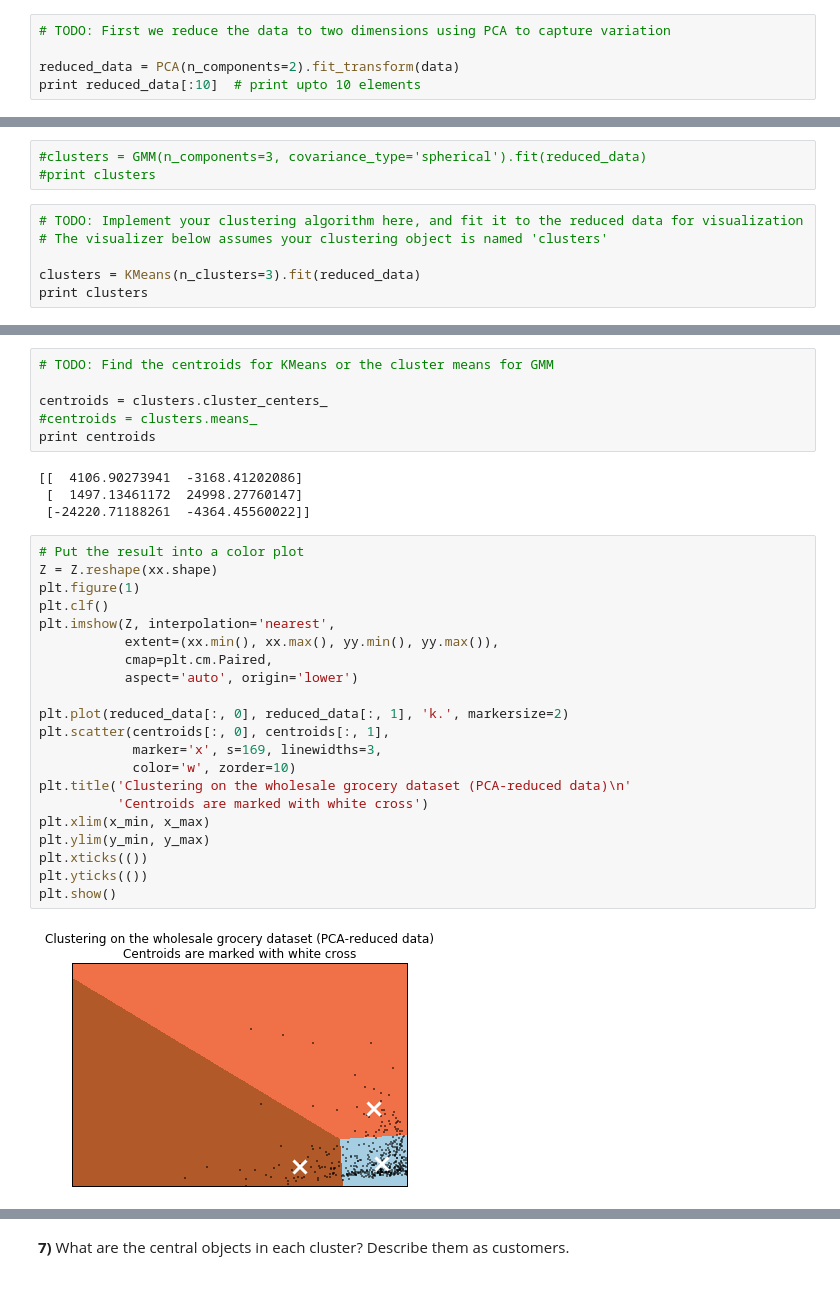
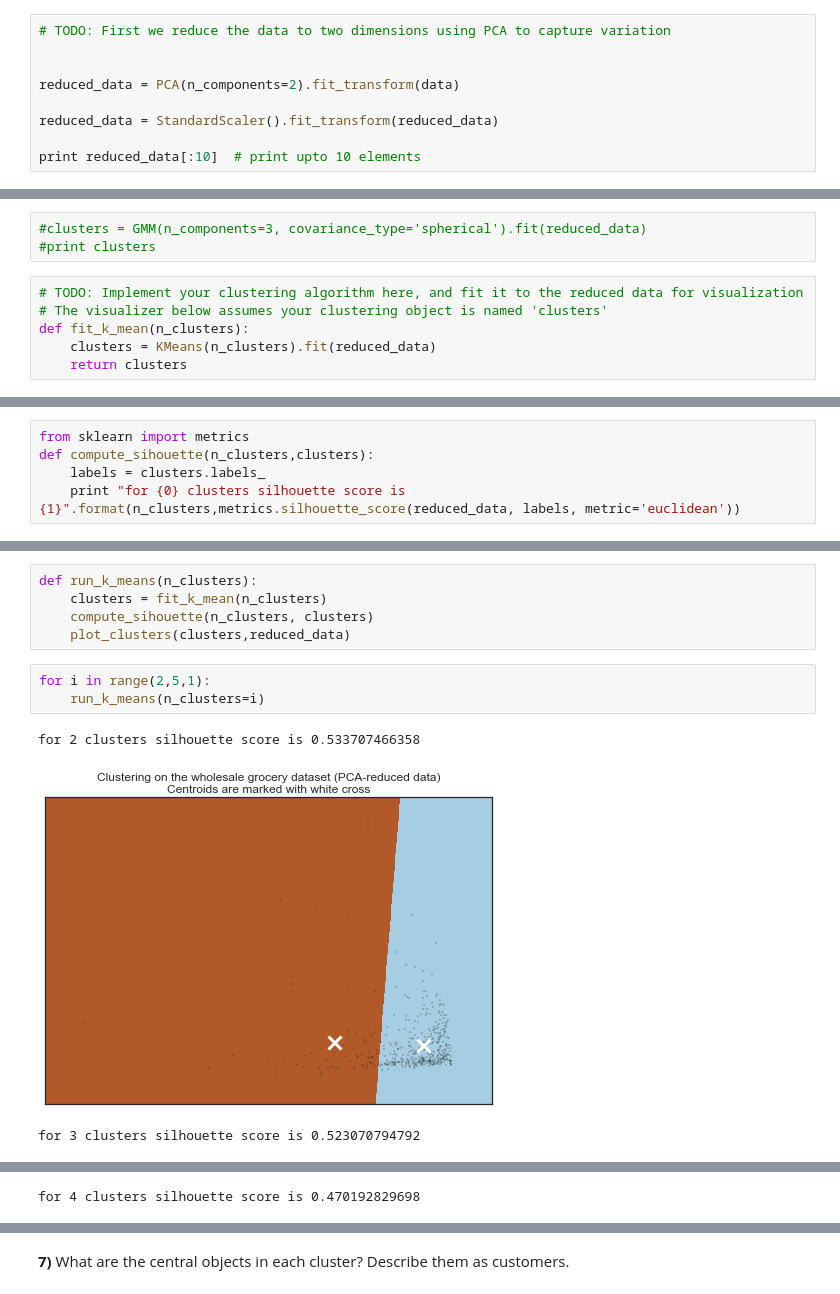
Before and after one commit to rlhez/customer-segments, a Jupyter notebook: customer_segments.ipynb, the cells around one changed output, grey strips where cells are left out. Drawn from its saved outputs; the diff is of its cells as text.

```diff
--- a/customer_segments.ipynb
+++ b/customer_segments.ipynb
@@ -143,6 +248,10 @@ from sklearn.mixture import GMM
 # %%
 # TODO: First we reduce the data to two dimensions using PCA to capture variation
 
+
 reduced_data = PCA(n_components=2).fit_transform(data)
+
+reduced_data = StandardScaler().fit_transform(reduced_data)
+
 print reduced_data[:10]  # print upto 10 elements
 # %% [output]
@@ -162,6 +271,6 @@ print reduced_data[:10]  # print upto 10 elements
 # %%
 # TODO: Implement your clustering algorithm here, and fit it to the reduced data for visualization
 # The visualizer below assumes your clustering object is named 'clusters'
-
-clusters = KMeans(n_clusters=3).fit(reduced_data)
-print clusters
+def fit_k_mean(n_clusters):
+    clusters = KMeans(n_clusters).fit(reduced_data)
+    return clusters
@@ -172 +277,6 @@ KMeans(copy_x=True, init='k-means++', max_iter=300, n_clusters=3, n_init=10,
+# %%
+from sklearn import metrics
+def compute_sihouette(n_clusters,clusters):
+    labels = clusters.labels_
+    print "for {0} clusters silhouette score is {1}".format(n_clusters,metrics.silhouette_score(reduced_data, labels, metric='euclidean'))
 # %%
@@ -182,33 +318,12 @@ Z = clusters.predict(np.c_[xx.ravel(), yy.ravel()])
-# %%
-# TODO: Find the centroids for KMeans or the cluster means for GMM
-
-centroids = clusters.cluster_centers_
-#centroids = clusters.means_
-print centroids
-# %% [output]
-[[  4106.90273941  -3168.41202086]
- [  1497.13461172  24998.27760147]
- [-24220.71188261  -4364.45560022]]
-# %%
-# Put the result into a color plot
-Z = Z.reshape(xx.shape)
-plt.figure(1)
-plt.clf()
-plt.imshow(Z, interpolation='nearest',
-           extent=(xx.min(), xx.max(), yy.min(), yy.max()),
-           cmap=plt.cm.Paired,
-           aspect='auto', origin='lower')
-
-plt.plot(reduced_data[:, 0], reduced_data[:, 1], 'k.', markersize=2)
-plt.scatter(centroids[:, 0], centroids[:, 1],
-            marker='x', s=169, linewidths=3,
-            color='w', zorder=10)
-plt.title('Clustering on the wholesale grocery dataset (PCA-reduced data)\n'
-          'Centroids are marked with white cross')
-plt.xlim(x_min, x_max)
-plt.ylim(y_min, y_max)
-plt.xticks(())
-plt.yticks(())
-plt.show()
-# %% [output]
-[figure, removed]
+# %%
+def run_k_means(n_clusters):
+    clusters = fit_k_mean(n_clusters)
+    compute_sihouette(n_clusters, clusters)
+    plot_clusters(clusters,reduced_data)
+# %%
+for i in range(2,5,1):
+    run_k_means(n_clusters=i)
+# %% [output]
+for 2 clusters silhouette score is 0.533707466358
+[figure, added]
+for 3 clusters silhouette score is 0.523070794792
@@ -214,0 +331 @@ plt.show()
+for 4 clusters silhouette score is 0.470192829698
```
Also changed, not shown: parts of 27 cells of this notebook, 1 other file.
